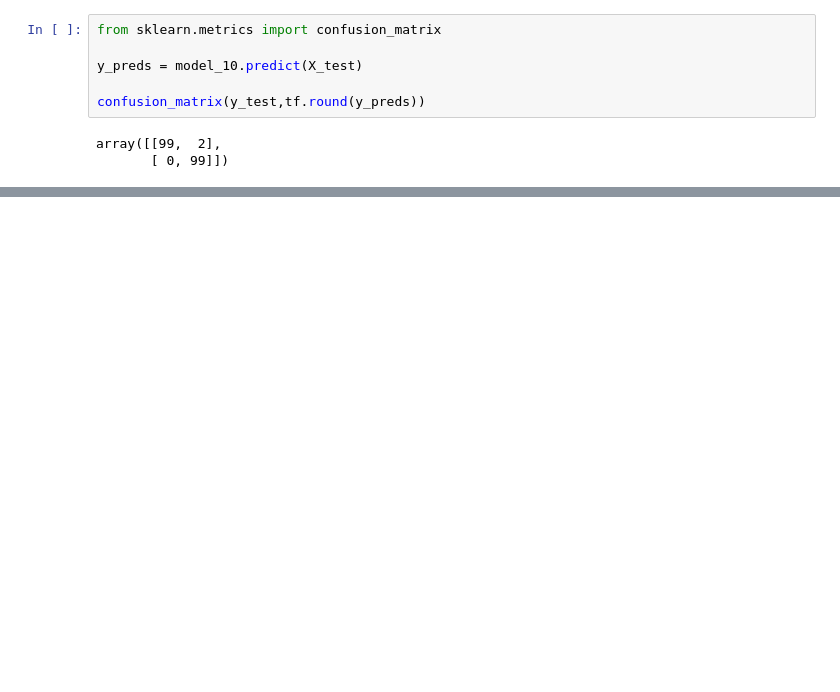
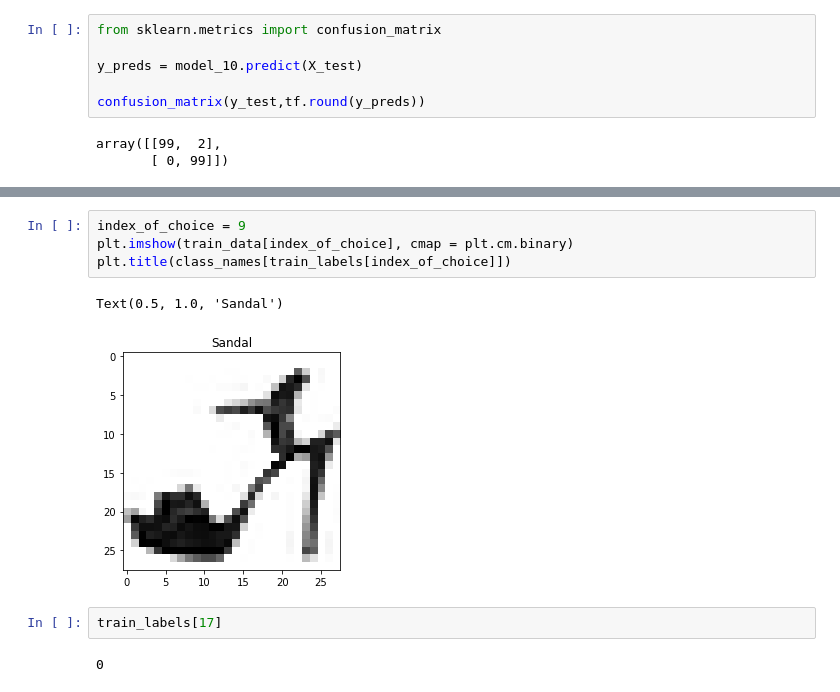
Before and after one commit to subodh2708/deep-learning---tensorflow-2.0, a Jupyter notebook: 02_neural_network_classification_with_tensorflow.ipynb, the cells around one changed output, grey strips where cells are left out. Drawn from its saved outputs; the diff is of its cells as text; blank space fills up the shorter version.

```diff
--- a/02_neural_network_classification_with_tensorflow.ipynb
+++ b/02_neural_network_classification_with_tensorflow.ipynb
@@ -643,0 +657,11 @@ array([[99,  2],
+# %%
+index_of_choice = 9
+plt.imshow(train_data[index_of_choice], cmap = plt.cm.binary)
+plt.title(class_names[train_labels[index_of_choice]])
+# %% [output]
+Text(0.5, 1.0, 'Sandal')
+[figure, added]
+# %%
+train_labels[17]
+# %% [output]
+0
```
Also changed, not shown: parts of 27 cells of this notebook.
